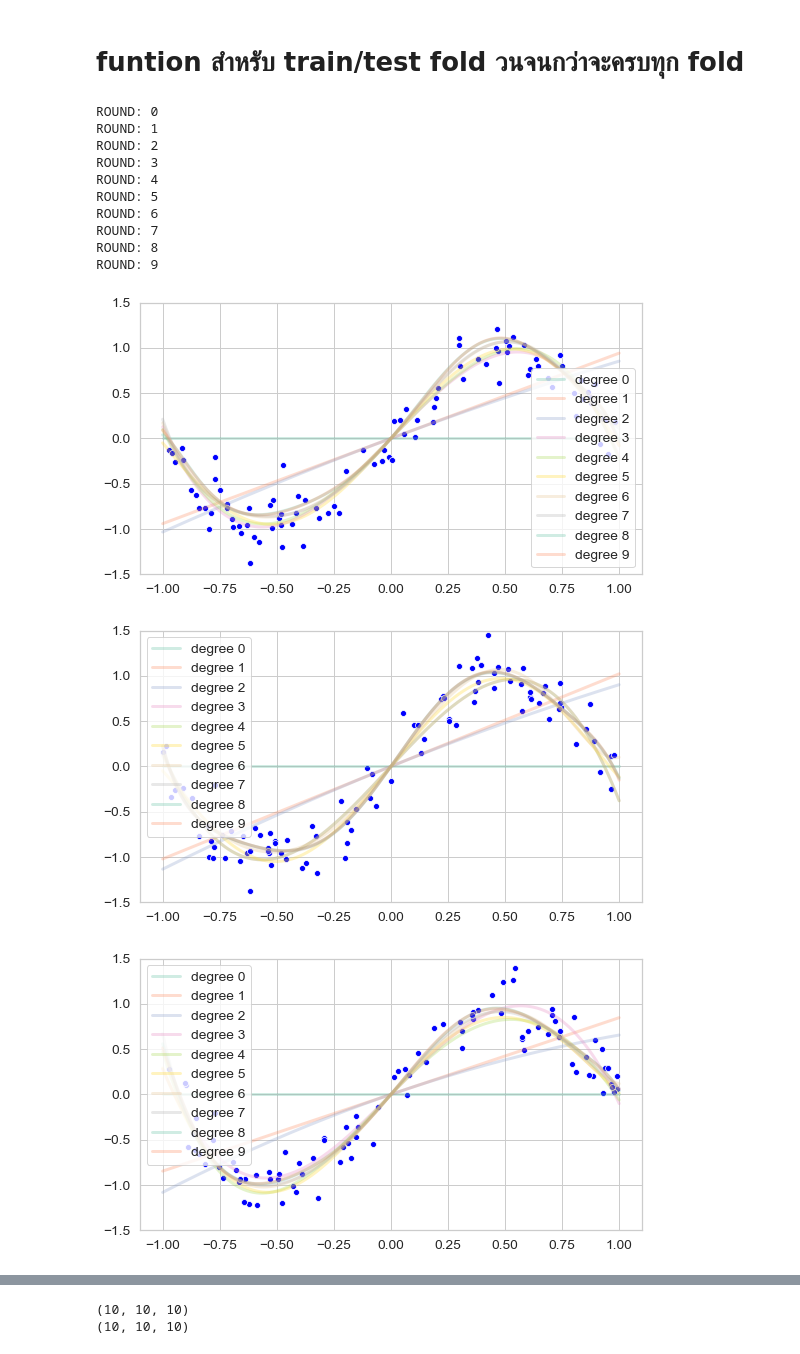
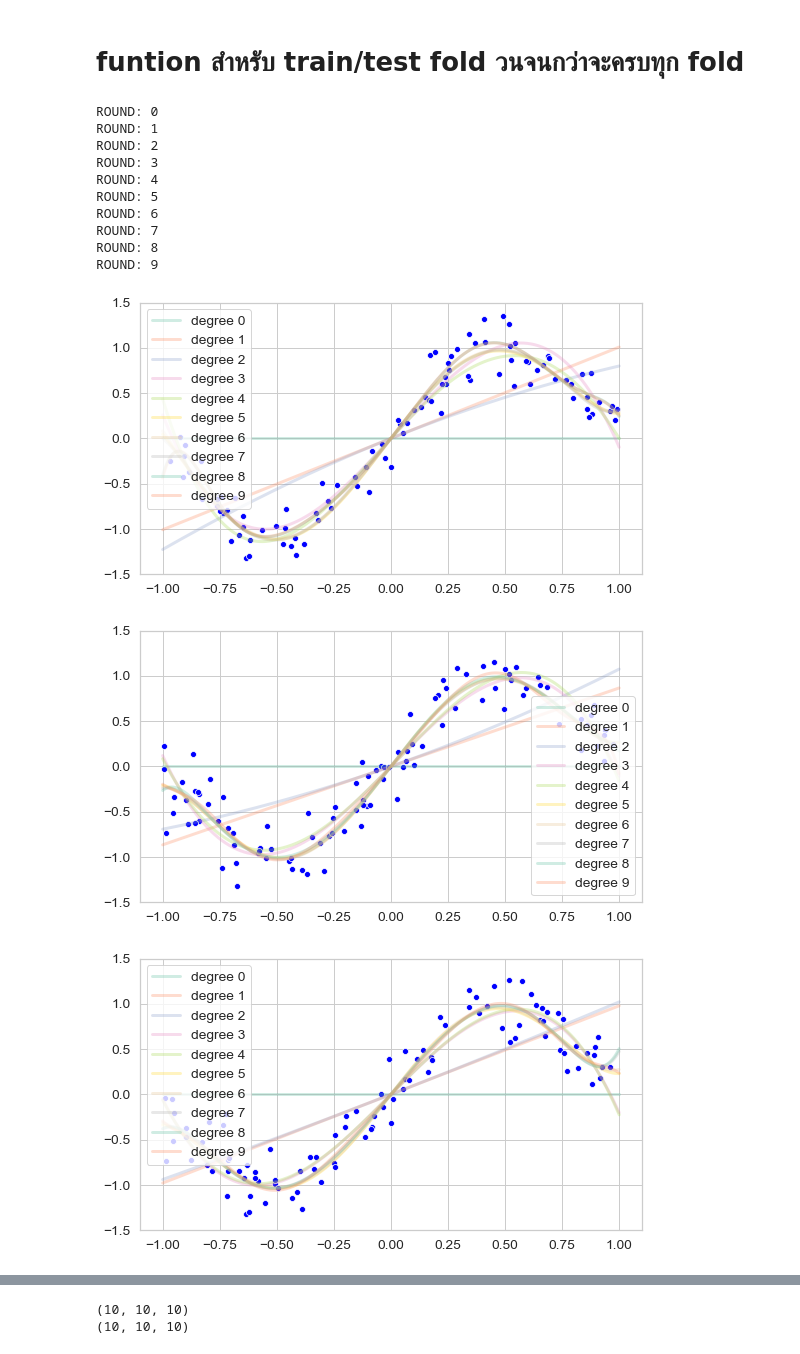
Before and after one commit to chuan-khuna/Datamining, a Jupyter notebook: CrossValidation/cross_validation.ipynb, the cells around one changed output, grey strips where cells are left out. Cells and saved outputs as stored; diff of their text form; code cells hidden in the pictures.

Commit message:
random unique index

```diff
--- a/CrossValidation/cross_validation.ipynb
+++ b/CrossValidation/cross_validation.ipynb
@@ -85,14 +85,17 @@ def train_folds(x_fold, y_fold, degree):
         x_train_poly = create_degree_x(x_train, degree)
         x_test_poly = create_degree_x(x_test, degree)
 
-        polynomial_features= PolynomialFeatures(degree=degree)
-        x_train_poly = polynomial_features.fit_transform(x_train[:, np.newaxis])
-        x_test_poly = polynomial_features.fit_transform(x_test[:, np.newaxis])
-        model = LinearRegression()
-        model.fit(x_train_poly, y_train[:, np.newaxis])
-        w = model.coef_[0]
+#         polynomial_features= PolynomialFeatures(degree=degree)
+#         x_train_poly = polynomial_features.fit_transform(x_train[:, np.newaxis])
+#         x_test_poly = polynomial_features.fit_transform(x_test[:, np.newaxis])
+#         model = LinearRegression()
+#         model.fit(x_train_poly, y_train[:, np.newaxis])
+#         w = model.coef_[0]
 
-        fold_w.append(w)
+#         fold_w.append(w)
+
+        ls = LS(x_train_poly, y_train)
+        w = ls.parameters
 
 
         train_err = mse(x_train_poly.dot(w.T), y_train)
@@ -129,7 +132,13 @@ for r in range(repeat):
 
     weights = []
 
+    # select unique index/ for unique sample
     sample_ind = np.random.randint(0, n_res, sample_size)
+    ind_unique = np.unique(sample_ind).shape[0] == sample_size
+    while not(ind_unique):
+        sample_ind = np.random.randint(0, n_res, sample_size)
+        ind_unique = np.unique(sample_ind).shape[0] == sample_size
+
     x_sample = np.take(x, sample_ind)
     y_sample = np.take(y_noise, sample_ind)
 
@@ -142,33 +151,33 @@ for r in range(repeat):
     plt.axis([-1.1, 1.1, -1.5, 1.5])
     sns.scatterplot(x_sample, y_sample, color='blue')
     for degree in degree_list:
         w, test_err, train_err = train_folds(x_fold, y_fold, degree)
         avg_w = np.mean(w, axis=0)
         x_aug = create_degree_x(x, degree)
         y_model = x_aug.dot(avg_w.T)
         out_err = mse(y_model, y_noise)
 
         test_errors.append(test_err)
         train_errors.append(train_err)
         out_errors.append(out_err)
         sns.lineplot(x, y_model, label=f'degree {degree}', alpha=0.3)
         weights.append(avg_w)
 
     repeat_test_errors.append(test_errors)
     repeat_train_errors.append(train_errors)
     repeat_out_errors.append(out_errors)
     repeat_w.append(weights)
 # %% [output]
 ROUND: 0
 ROUND: 1
 ROUND: 2
 ROUND: 3
 ROUND: 4
 ROUND: 5
 ROUND: 6
 ROUND: 7
 ROUND: 8
 ROUND: 9
-[figure, old version]
+[figure, new version]
-[figure, old version]
+[figure, new version]
-[figure, old version]
+[figure, new version]
```
Also changed, not shown: parts of 7 cells of this notebook, 19 other files.
